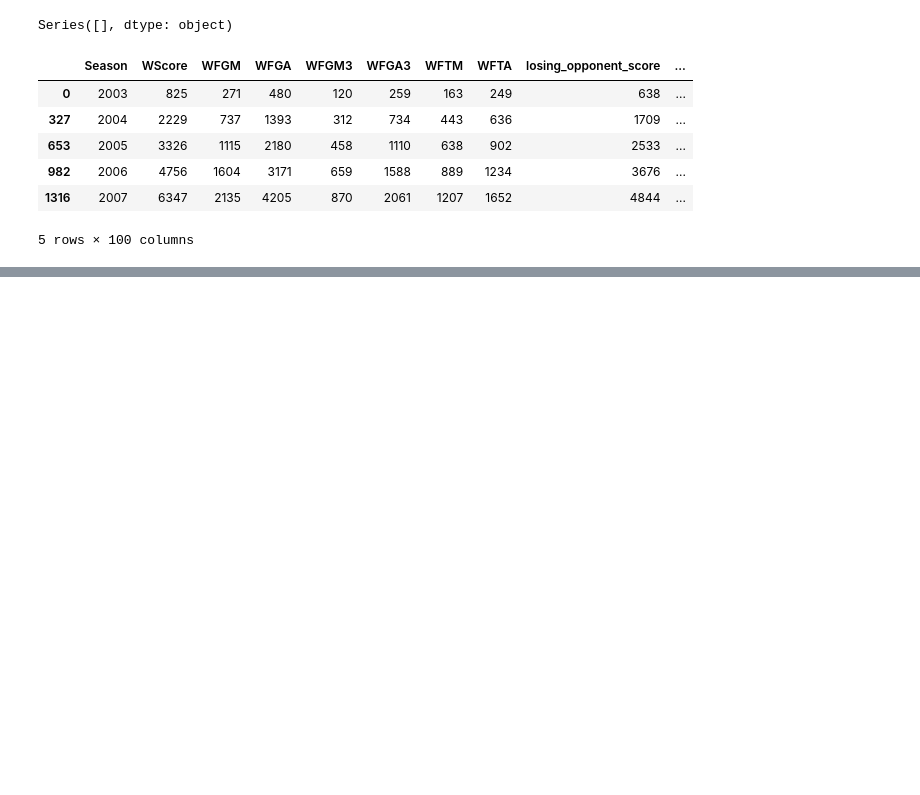
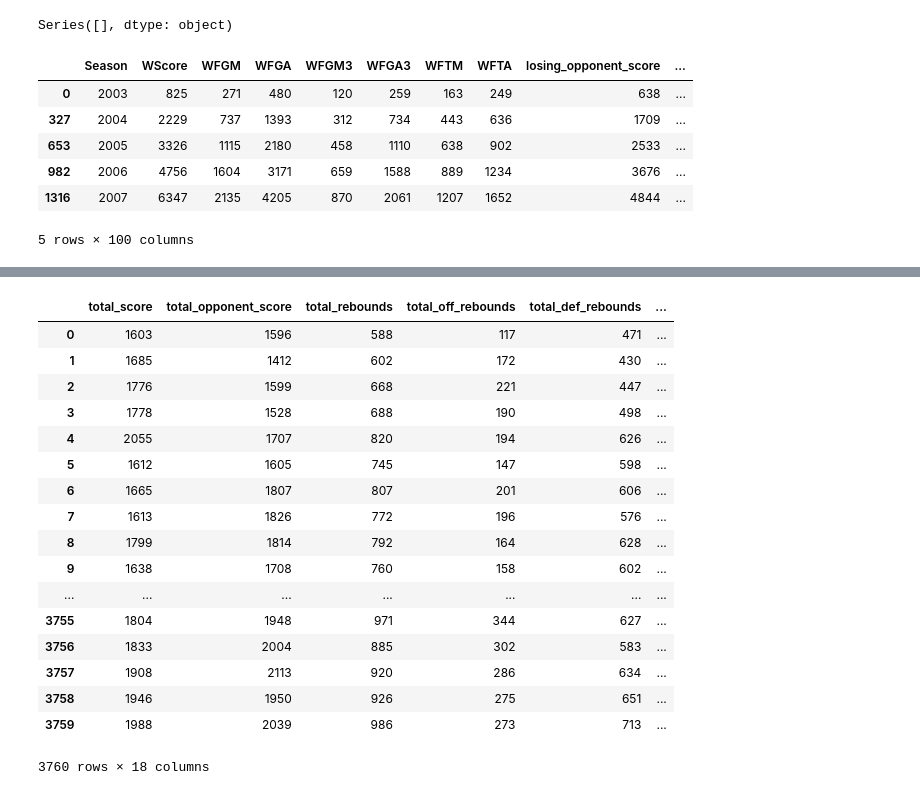
Before and after one commit to shumingpeh/kaggle-ncaa-madness-men, a Jupyter notebook: Intermediate Variables.ipynb, the cells around one changed output, grey strips where cells are left out. Drawn from its saved outputs; the diff is of its cells as text; code cells hidden in the pictures; blank space fills up the shorter version.

```diff
--- a/Intermediate Variables.ipynb
+++ b/Intermediate Variables.ipynb
@@ -936,0 +948,7 @@ win_rate_location_test.win_rate_cum_neutral_df.head()
+# %%
+coach_file = 'data/DataFiles/TeamCoaches.csv'
+regularseason_file = 'data/DataFiles/RegularSeasonDetailedResults.csv'
+postseason_file = 'data/DataFiles/NCAATourneyCompactResults.csv'
+# %%
+from aggregate_function import coach_stats
+testing_df = coach_stats.CoachStats(coach_file,regularseason_file,postseason_file)
@@ -936,0 +964,9 @@ win_rate_location_test.win_rate_cum_neutral_df.head()
+# %%
+final_table = (
+    win_rate_features_combine
+    .merge(testing_df.cumulative_final_coach_stats_table[['Season','TeamID','num_season',
+                                               'is_playoff','is_champion','win_rate_post',
+                                               'win_rate_regular','win_rate_overall','CoachName']],
+          how='left',on=['Season','TeamID'])
+)
+final_table.head()
@@ -936,0 +981,7 @@ win_rate_location_test.win_rate_cum_neutral_df.head()
+# %%
+final_table_copy = final_table.drop(['Season','TeamID','CoachName','win_rate','fgp','fg3p','ftp',
+                                     'total_off_rebounds_percent','total_def_rebounds_percent',
+                                     'total_rebound_possession_percent','total_rebound_possessiongain_percent',
+                                     'total_block_opp_FGA_percent','win_rate_away','win_rate_home','win_rate_neutral',
+                                     'win_rate_post','win_rate_regular','win_rate_overall'],1)
+final_table_copy.dtypes
@@ -936,0 +1008,21 @@ win_rate_location_test.win_rate_cum_neutral_df.head()
+# %%
+final_table_copy
+# %% [output]
+|  | total_score | total_opponent_score | total_rebounds | total_off_rebounds | total_def_rebounds | ... |
+| 0 | 1603 | 1596 | 588 | 117 | 471 | ... |
+| 1 | 1685 | 1412 | 602 | 172 | 430 | ... |
+| 2 | 1776 | 1599 | 668 | 221 | 447 | ... |
+| 3 | 1778 | 1528 | 688 | 190 | 498 | ... |
+| 4 | 2055 | 1707 | 820 | 194 | 626 | ... |
+| 5 | 1612 | 1605 | 745 | 147 | 598 | ... |
+| 6 | 1665 | 1807 | 807 | 201 | 606 | ... |
+| 7 | 1613 | 1826 | 772 | 196 | 576 | ... |
+| 8 | 1799 | 1814 | 792 | 164 | 628 | ... |
+| 9 | 1638 | 1708 | 760 | 158 | 602 | ... |
+| ... | ... | ... | ... | ... | ... | ... |
+| 3755 | 1804 | 1948 | 971 | 344 | 627 | ... |
+| 3756 | 1833 | 2004 | 885 | 302 | 583 | ... |
+| 3757 | 1908 | 2113 | 920 | 286 | 634 | ... |
+| 3758 | 1946 | 1950 | 926 | 275 | 651 | ... |
+| 3759 | 1988 | 2039 | 986 | 273 | 713 | ... |
+3760 rows × 18 columns
```
Also changed, not shown: parts of 17 cells of this notebook, 11 other files.
